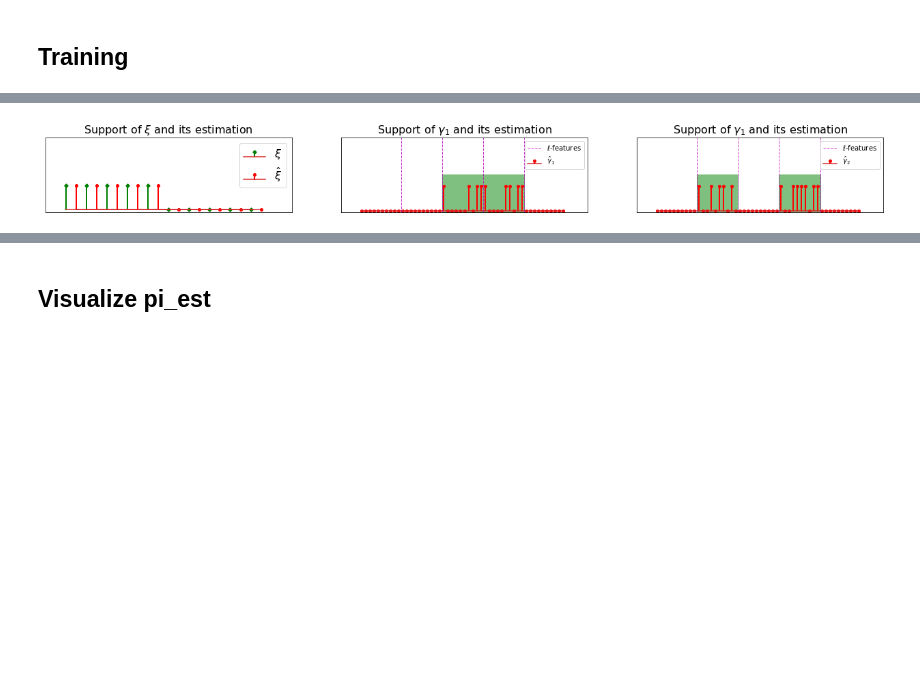
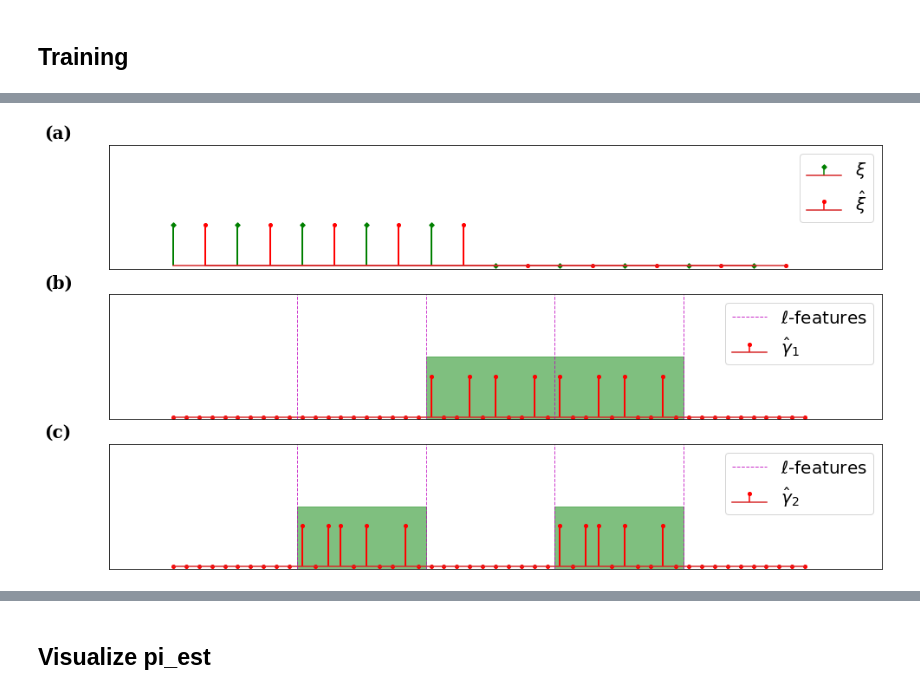
Before and after one commit to Califrais/flash, a Jupyter notebook: FLASH tutorial.ipynb, the cells around one changed output, grey strips where cells are left out. Drawn from its saved outputs; the diff is of its cells as text; code cells hidden in the pictures; blank space fills up the shorter version.

```diff
--- a/FLASH tutorial.ipynb
+++ b/FLASH tutorial.ipynb
@@ -403,6 +444,6 @@ plt.show()
 # %%
-upper_tri = cor_matrix.where(np.triu(np.ones(cor_matrix.shape),k=1).astype(np.bool))
-drop_columns = [column for column in upper_tri.columns if any(upper_tri[column] > 0.8)]
+upper_tri = cor_matrix.where(np.triu(np.ones(cor_matrix.shape),k=1).astype(np.bool_))
+drop_columns = [column for column in upper_tri.columns if any(upper_tri[column] > 0.9)]
 
 col_idx = 0
 final_fc_parameters = {}
@@ -584,5 +562,5 @@ true_xi = simu.time_indep_coeffs.reshape(-1, 1)
 to = len(true_xi)+1
 leg1 = [r"$\hat \xi_%s$" % j for j in range(1, to)]
 leg2 = [r"$\xi_%s$" % j for j in range(1, to)]
-visualize_vect_learning(learner, "xi", r"$\xi$", true_xi, leg1, leg2)
+visualize_vect_learning(learner, "xi_1", r"$\xi$", true_xi, leg1, leg2)
 # %% [output]
@@ -590,7 +568,7 @@ visualize_vect_learning(learner, "xi", r"$\xi$", true_xi, leg1, leg2)
 # %%
 # Visualize gamma_0
 to = len(learner.theta["gamma_0"])+1
-leg1 = [r"$\hat \gamma^1_{%s}$" % j for j in range(1, to)]
-leg2 = [r"$\gamma^1_{%s}$" % j for j in range(1, to)]
-visualize_vect_learning(learner, "gamma_0", r"$\gamma_1$", leg1, leg2)
+leg1 = [r"$\hat \gamma^0_{%s}$" % j for j in range(1, to)]
+leg2 = [r"$\gamma^0_{%s}$" % j for j in range(1, to)]
+visualize_vect_learning(learner, "gamma_0", r"$\gamma_0$", leg1, leg2)
 # %% [output]
@@ -598,7 +576,7 @@ visualize_vect_learning(learner, "gamma_0", r"$\gamma_1$", leg1, leg2)
 # %%
 # Visualize gamma_1
 to = len(learner.theta["gamma_1"])+1
-leg1 = [r"$\hat \gamma^2_{%s}$" % j for j in range(1, to)]
-leg2 = [r"$\gamma^2_{%s}$" % j for j in range(1, to)]
-visualize_vect_learning(learner, "gamma_1", r"$\gamma_2$", leg1, leg2)
+leg1 = [r"$\hat \gamma^1_{%s}$" % j for j in range(1, to)]
+leg2 = [r"$\gamma^1_{%s}$" % j for j in range(1, to)]
+visualize_vect_learning(learner, "gamma_1", r"$\gamma_1$", leg1, leg2)
 # %% [output]
@@ -606,73 +584,78 @@ visualize_vect_learning(learner, "gamma_1", r"$\gamma_2$", leg1, leg2)
 # %%
-fig = plt.figure(figsize=(22, 2))
-fontsize = 16
+fig, axs = plt.subplot_mosaic([['a)'], ['b)'], ['c)']], figsize=(16, 9))
+fontsize = 20
 
 xi_true = true_xi
-xi_est = learner.theta["xi"]
+xi_est = learner.theta["xi_1"]
 xi_est_support = (xi_est != 0).astype(int)
 xi_true_support = (xi_true != 0).astype(int)
-ax = fig.add_subplot(131)
+ax = axs['a)']
 markerline, stemline, baseline, = ax.stem(np.arange(len(xi_true)).tolist(), xi_true_support,
                                           linefmt='g-', markerfmt='gD', label= r"$\xi$")
 plt.setp(stemline, linewidth = 2)
 plt.setp(markerline, markersize = 4)
 markerline, stemline, baseline, = ax.stem((np.arange(len(xi_est)) + .5).tolist(), xi_est_support,
                                           linefmt='r-', markerfmt='ro', label= r"$\hat \xi$")
 plt.setp(stemline, linewidth = 2)
 plt.setp(markerline, markersize = 4)
 ax.set_xlim([-1, len(true_xi) + 1])
-ax.set_title(r"Support of $\xi$ and its estimation", fontsize=fontsize)
-plt.legend(fontsize=fontsize)
-plt.yticks([])
-plt.ylim(-0.1, 3)
+ax.legend(fontsize=fontsize)
+ax.set_yticks([])
+ax.set_xticks([])
+ax.set_ylim(-0.1, 3)
+ax.text(-2.0, 3.5, '(a)', fontweight='semibold', fontsize=fontsize, verticalalignment='top', fontfamily='serif')
 plt.tick_params(axis='x', bottom=False, labelbottom=False)
 
 L = Y.shape[1] - 2
 S_k = simu.S_k
 nb_asso_param = learner.theta["gamma_0"].flatten().shape[0] // L
 nb_extracted_feat_param = learner.nb_extracted_feat
 nb_noise_param = nb_asso_param - nb_extracted_feat_param
+gamma_0_true_support = []
+for l in range(L):
+    if l in S_k[0]:
+        gamma_0_true_support += [0] * nb_asso_param
+    else:
+        gamma_0_true_support += [1] *  nb_extracted_feat_param + [0] * nb_noise_param
+gamma_0_est_support = (learner.theta["gamma_0"].copy() != 0).astype(int)
+gamma_0_true_support = np.array(gamma_0_true_support)
+ax = axs['b)']
+markerline, stemline, baseline, = ax.stem((np.arange(len(gamma_0_est_support))).tolist(), gamma_0_est_support,
+                                          linefmt='r-', markerfmt='ro', label= r"$\hat \gamma_1$")
+plt.setp(stemline, linewidth = 2)
+plt.setp(markerline, markersize = 4)
+ax.set_xlim([-5, len(gamma_0_true_support) + 5])
+ax.set_yticks([])
+ax.set_xticks([])
+ax.set_ylim(-0.05, 3)
+ax.text(-10., 3.5, '(b)', fontweight='semibold', fontsize=fontsize, verticalalignment='top', fontfamily='serif')
+plt.tick_params(axis='x', bottom=False, labelbottom=False)
+visualize_vect_per_group(gamma_0_true_support, simu.n_long_features, ax, plot_area=True)
+ax.legend(fontsize=fontsize)
+
 gamma_1_true_support = []
 for l in range(L):
-    if l in S_k[0]:
+    if l in S_k[1]:
         gamma_1_true_support += [0] * nb_asso_param
     else:
         gamma_1_true_support += [1] *  nb_extracted_feat_param + [0] * nb_noise_param
-gamma_1_est_support = (learner.theta["gamma_0"].copy() != 0).astype(int)
+gamma_1_est_support = (learner.theta["gamma_1"].copy() != 0).astype(int)
 gamma_1_true_support = np.array(gamma_1_true_support)
-ax = fig.add_subplot(132)
+ax = axs['c)']
 markerline, stemline, baseline, = ax.stem((np.arange(len(gamma_1_est_support))).tolist(), gamma_1_est_support,
-                                          linefmt='r-', markerfmt='ro', label= r"$\hat \gamma_1$")
+                                          linefmt='r-', markerfmt='ro', label= r"$\hat \gamma_2$")
 plt.setp(stemline, linewidth = 2)
 plt.setp(markerline, markersize = 4)
 ax.set_xlim([-5, len(gamma_1_true_support) + 5])
-ax.set_title(r"Support of $\gamma_1$ and its estimation", fontsize=fontsize)
-plt.legend(fontsize=fontsize)
-plt.yticks([])
-plt.ylim(-0.05, 3)
+ax.set_yticks([])
+ax.set_ylim(-0.05, 3)
+ax.text(-10.0, 3.5, '(c)', fontweight='semibold', fontsize=fontsize, verticalalignment='top', fontfamily='serif')
 plt.tick_params(axis='x', bottom=False, labelbottom=False)
 visualize_vect_per_group(gamma_1_true_support, simu.n_long_features, ax, plot_area=True)
-
-gamma_2_true_support = []
-for l in range(L):
-    if l in S_k[1]:
-        gamma_2_true_support += [0] * nb_asso_param
-    else:
-        gamma_2_true_support += [1] *  nb_extracted_feat_param + [0] * nb_noise_param
-gamma_2_est_support = (learner.theta["gamma_1"].copy() != 0).astype(int)
-gamma_2_true_support = np.array(gamma_2_true_support)
-ax = fig.add_subplot(133)
-markerline, stemline, baseline, = ax.stem((np.arange(len(gamma_2_est_support))).tolist(), gamma_2_est_support,
-                                          linefmt='r-', markerfmt='ro', label= r"$\hat \gamma_2$")
-plt.setp(stemline, linewidth = 2)
-plt.setp(markerline, markersize = 4)
-ax.set_xlim([-5, len(gamma_2_true_support) + 5])
-ax.set_title(r"Support of $\gamma_1$ and its estimation", fontsize=fontsize)
-plt.legend(fontsize=fontsize)
-plt.yticks([])
-plt.ylim(-0.05, 3)
-plt.tick_params(axis='x', bottom=False, labelbottom=False)
-visualize_vect_per_group(gamma_2_true_support, simu.n_long_features, ax, plot_area=True)
+ax.legend(fontsize=fontsize)
+#fig.patch.set_linewidth(3)
+#fig.patch.set_edgecolor('black')
+#plt.savefig('./estimation_perf.pdf', bbox_inches='tight')
 plt.show()
 # %% [output]
-[figure, old version]
+[figure, new version]
```
Also changed, not shown: parts of 29 cells of this notebook.
